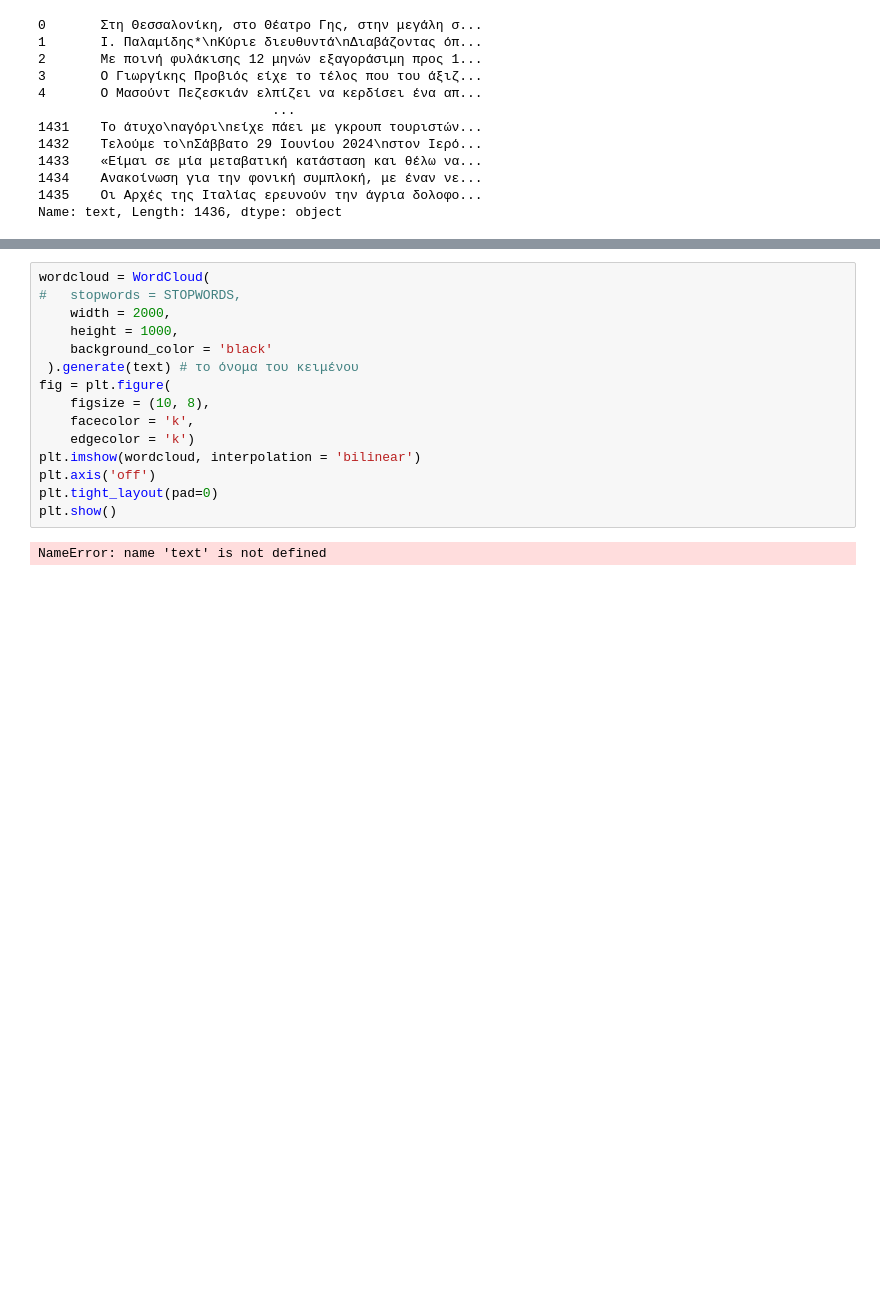
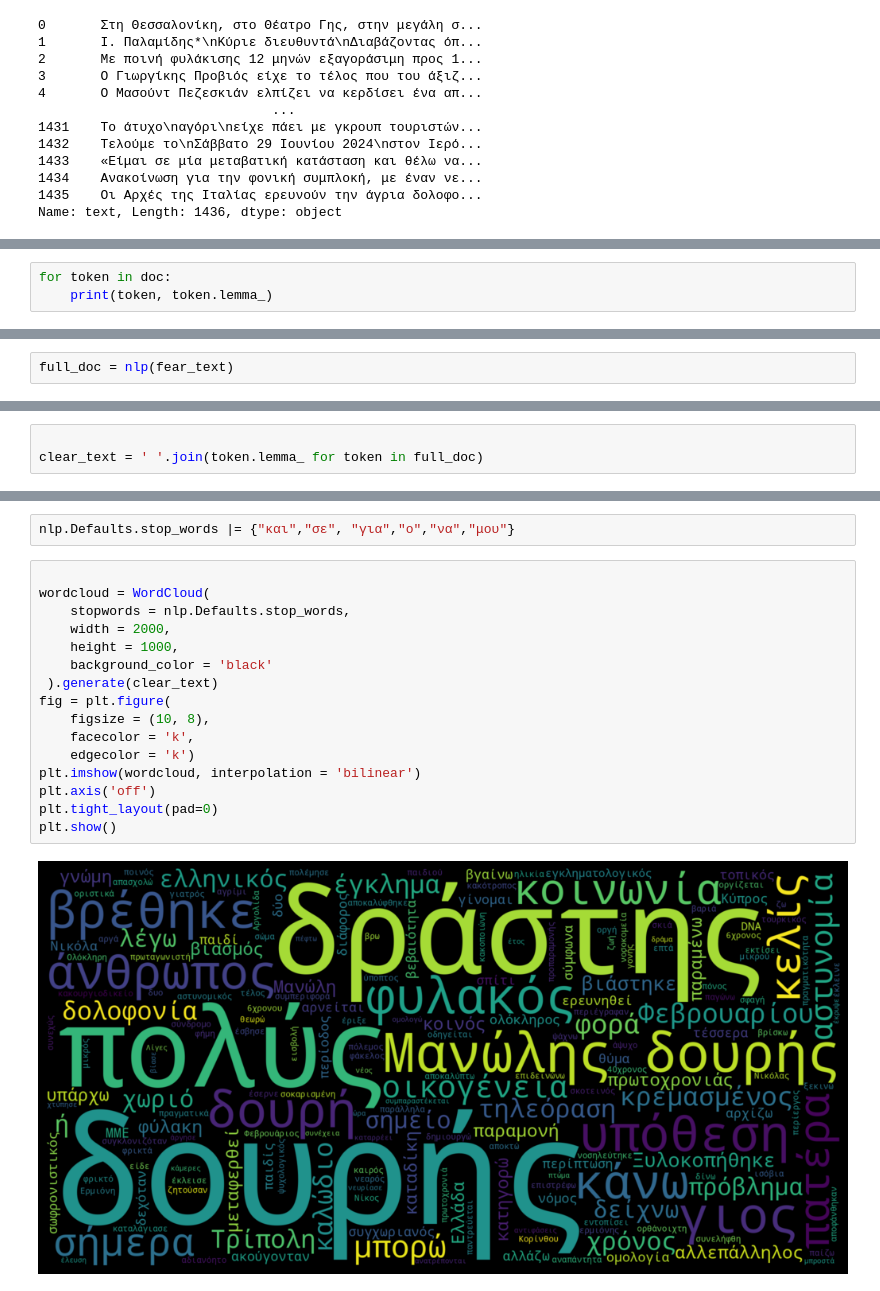
Before and after one commit to Kremmydasalexandros/datastories_for_emme, a Jupyter notebook: ΓΥΝΑΙΚΟΚΤΟΝΙΑ_6.ipynb, the cells around one changed output, grey strips where cells are left out. Cells and saved outputs as stored; diff of their text form; blank space fills up the shorter version.

```diff
--- a/ΓΥΝΑΙΚΟΚΤΟΝΙΑ_6.ipynb
+++ b/ΓΥΝΑΙΚΟΚΤΟΝΙΑ_6.ipynb
@@ -316,0 +388,3 @@ Name: text, Length: 1436, dtype: object
+# %%
+for token in doc:
+    print(token, token.lemma_)
@@ -316,0 +417,2 @@ Name: text, Length: 1436, dtype: object
+# %%
+full_doc = nlp(fear_text)
@@ -316,0 +421,3 @@ Name: text, Length: 1436, dtype: object
+# %%
+
+clear_text = ' '.join(token.lemma_ for token in full_doc)
@@ -317,17 +430,20 @@ Name: text, Length: 1436, dtype: object
+# %%
+nlp.Defaults.stop_words |= {"και","σε", "για","ο","να","μου"}
 # %%
+
 wordcloud = WordCloud(
-#   stopwords = STOPWORDS,
+    stopwords = nlp.Defaults.stop_words,
     width = 2000,
     height = 1000,
     background_color = 'black'
- ).generate(text) # το όνομα του κειμένου
+ ).generate(clear_text)
 fig = plt.figure(
     figsize = (10, 8),
     facecolor = 'k',
     edgecolor = 'k')
 plt.imshow(wordcloud, interpolation = 'bilinear')
 plt.axis('off')
 plt.tight_layout(pad=0)
 plt.show()
 # %% [output]
-NameError: name 'text' is not defined
+[figure, added]
```
Also changed, not shown: parts of 27 cells of this notebook.
